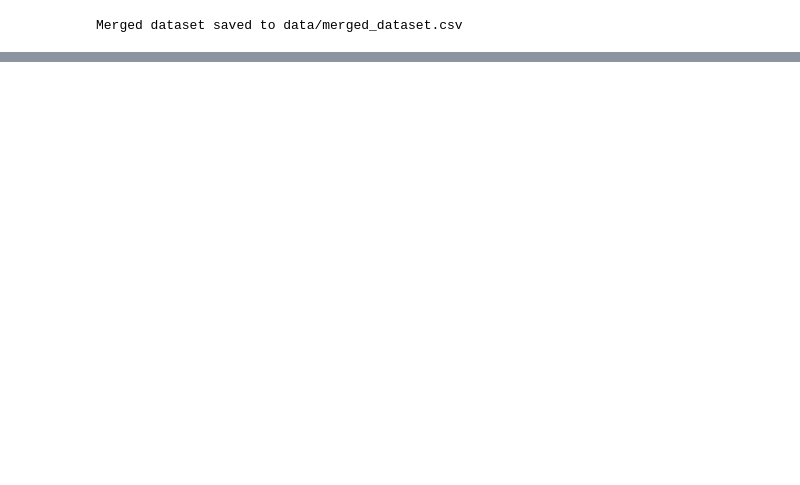
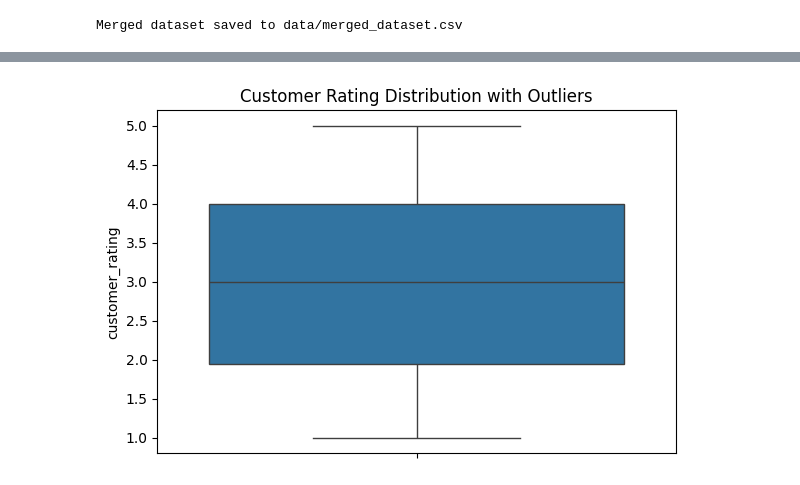
Before and after one commit to NiyonshutiDavid/ML_Pipeline_assignment2, a Jupyter notebook: ML_Pipeline_assignment2/notebooks/merge_dataset.ipynb, the cells around one changed output, grey strips where cells are left out. Cells and saved outputs as stored; diff of their text form; code cells hidden in the pictures; blank space fills up the shorter version.

Commit message:
Merged dataset saved before and after cleaning.

```diff
--- a/ML_Pipeline_assignment2/notebooks/merge_dataset.ipynb
+++ b/ML_Pipeline_assignment2/notebooks/merge_dataset.ipynb
@@ -96,0 +87,11 @@ Merged dataset saved to data/merged_dataset.csv
+# %%
+# Missing values
+print("Missing values per column:")
+print(merged_data.isnull().sum())
+
+# Drop or impute missing values
+merged_data = merged_data.dropna()
+
+# Duplicate values
+print(f"Duplicate rows: {merged_data.duplicated().sum()}")
+merged_data = merged_data.drop_duplicates()
@@ -96,0 +115,6 @@ Merged dataset saved to data/merged_dataset.csv
+# %%
+# Convert dates
+merged_data['purchase_date'] = pd.to_datetime(merged_data['purchase_date'])
+
+# Convert numeric columns if needed
+merged_data['customer_rating'] = pd.to_numeric(merged_data['customer_rating'], errors='coerce')
@@ -96,0 +190,9 @@ Merged dataset saved to data/merged_dataset.csv
+# %%
+# Outlier Distribution of customer rating
+plt.figure(figsize=(6, 4))
+sns.boxplot(y=merged_data['customer_rating'])
+plt.title("Customer Rating Distribution with Outliers")
+plt.tight_layout()
+plt.show()
+# %% [output]
+[figure, added]
```
Also changed, not shown: parts of 14 cells of this notebook, 1 other file.
